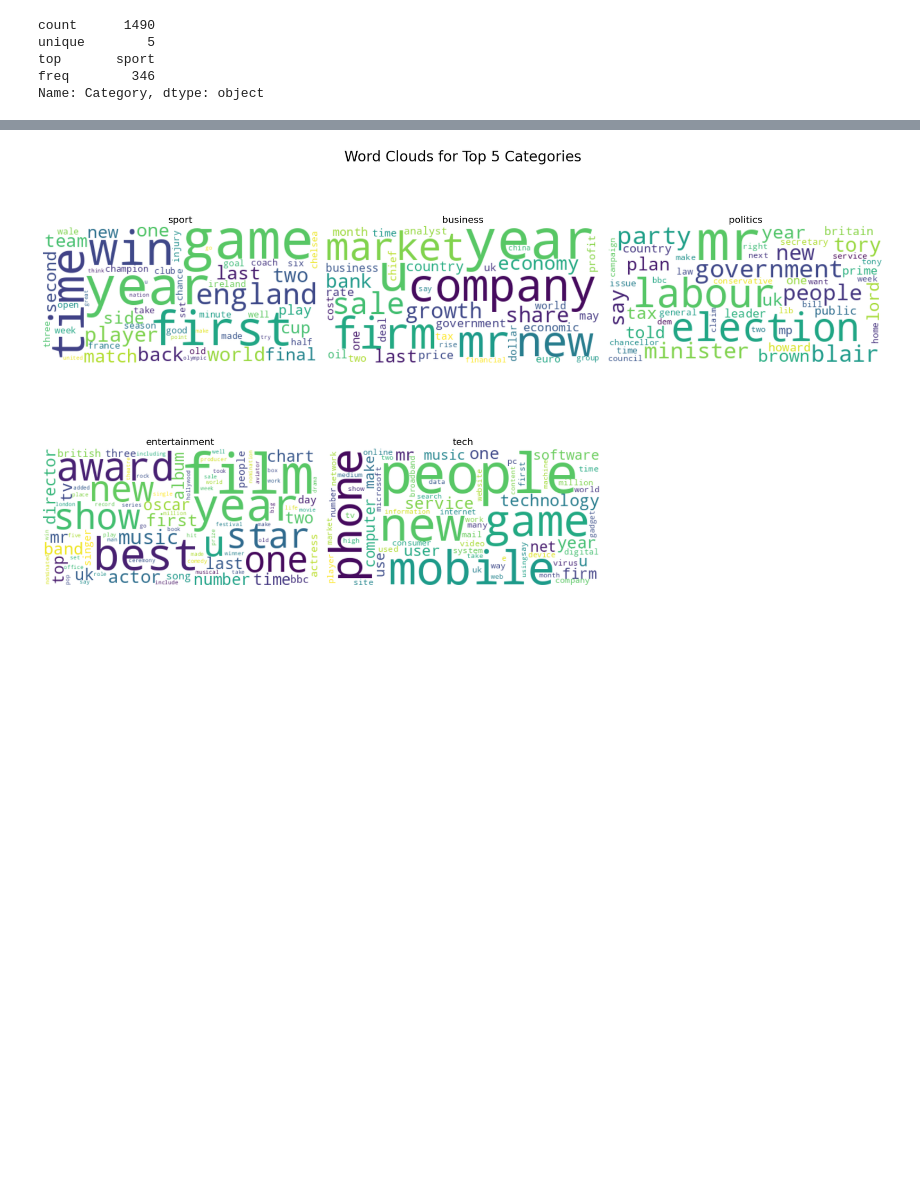
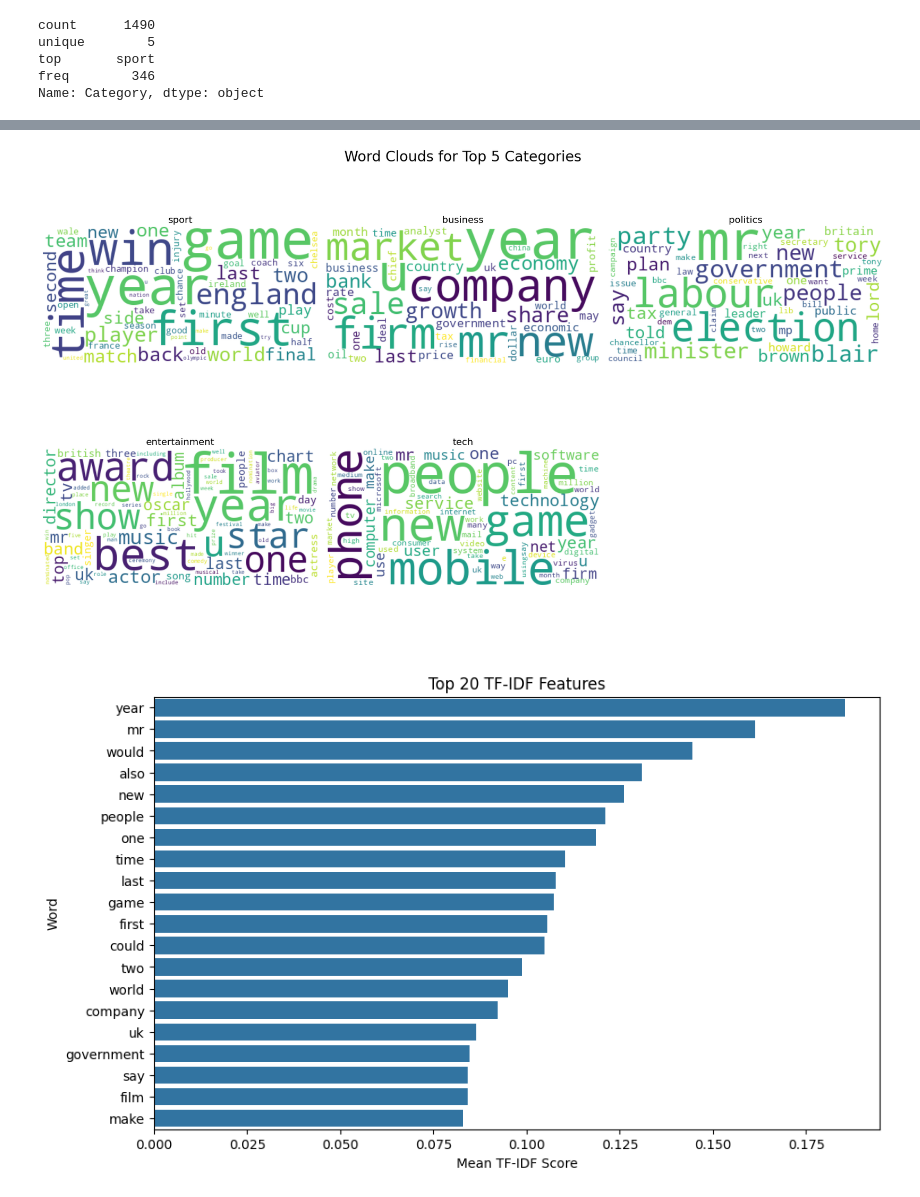
Before and after one commit to jchiare/unsupervised-ml-week-4, a Jupyter notebook: main.ipynb, the cells around one changed output, grey strips where cells are left out. Drawn from its saved outputs; the diff is of its cells as text; code cells hidden in the pictures; blank space fills up the shorter version.

```diff
--- a/main.ipynb
+++ b/main.ipynb
@@ -95,32 +105,43 @@ fig.suptitle("Word Clouds for Top 5 Categories", fontsize=24)
 for i, category in enumerate(top_5_categories):
     category_text = ' '.join(train_data[train_data['Category'] == category]['cleaned_text'])
     wordcloud = WordCloud(
         width=400,
         height=200,
         background_color='white',
         max_words=100,
         max_font_size=80,
         min_font_size=8,
         random_state=42,
         collocations=False
     ).generate(category_text)
 
     ax = axes[i // 3, i % 3]
     ax.imshow(wordcloud, interpolation="bilinear")
     ax.set_title(category, fontsize=16)
     ax.axis("off")
-
 axes[1, 2].axis('off')
-
 plt.tight_layout()
 plt.show()
+
+# Do an analysis of word importance using TD-IDF
+vectorizer = TfidfVectorizer(max_features=20, ngram_range=(1, 2))
+X_tfidf = vectorizer.fit_transform(train_data['cleaned_text'])
+tfidf_df = pd.DataFrame(X_tfidf.toarray(), columns=vectorizer.get_feature_names_out())
+tfidf_means = tfidf_df.mean().sort_values(ascending=False)
+plt.figure(figsize=(10, 6))
+sns.barplot(x=tfidf_means.values, y=tfidf_means.index)
+plt.title('Top 20 TF-IDF Features')
+plt.xlabel('Mean TF-IDF Score')
+plt.ylabel('Word')
+plt.show()
 # %% [output]
 count      1490
 unique        5
 top       sport
 freq        346
 Name: Category, dtype: object
 [figure]
 [figure]
 [figure]
 [figure]
+[figure, added]
```
Also changed, not shown: parts of 6 cells of this notebook.
